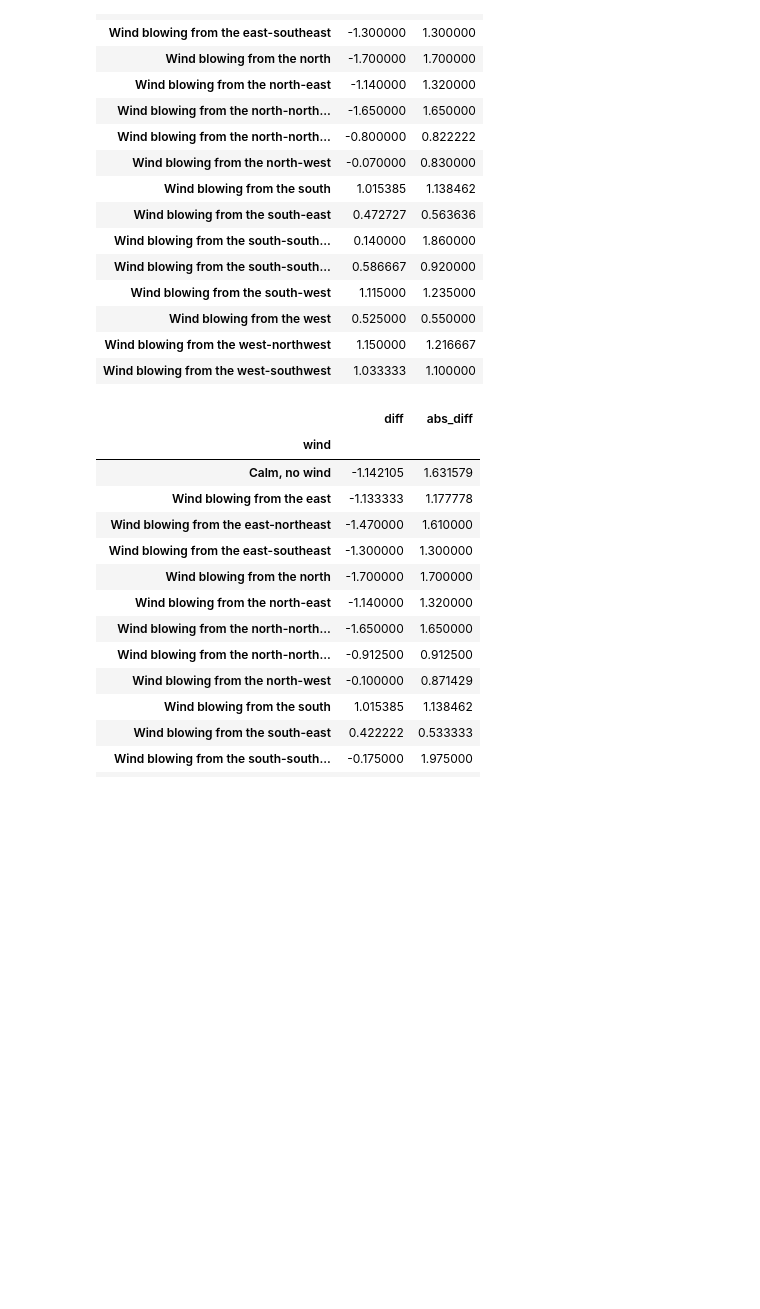
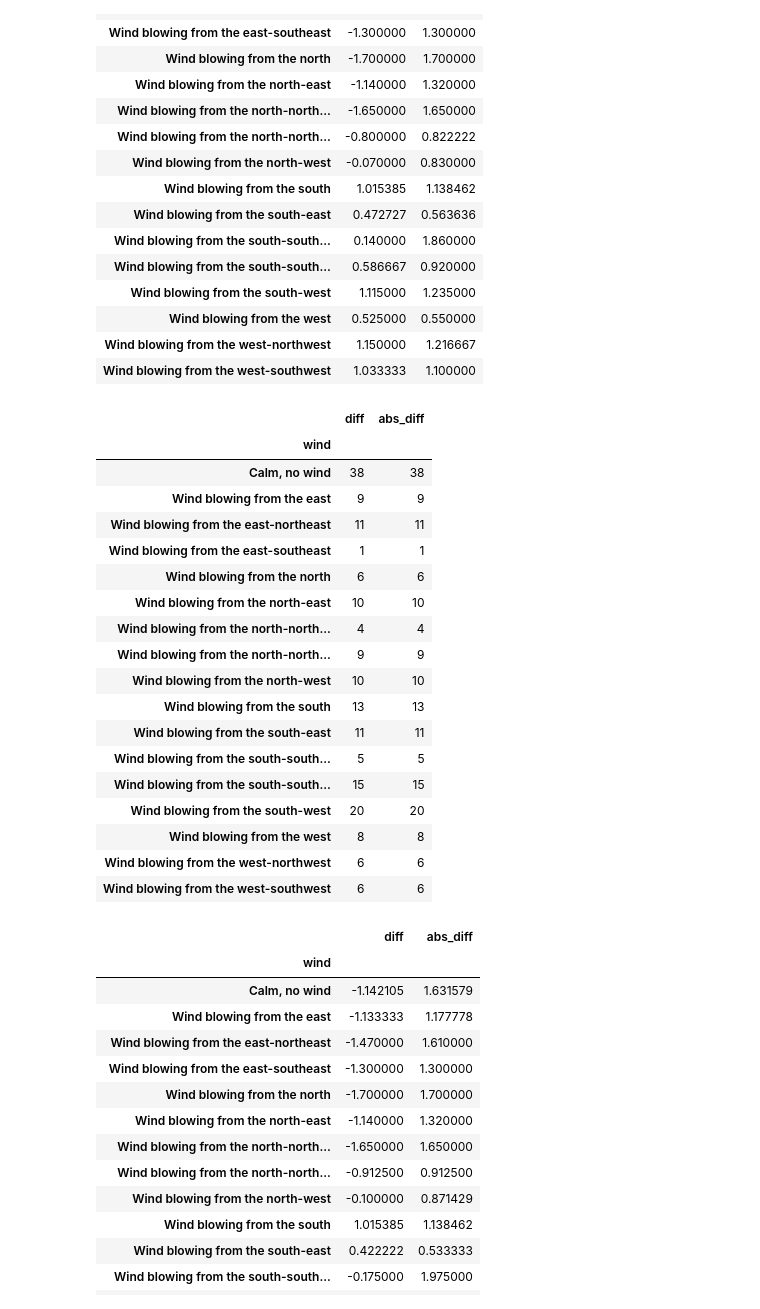
Before and after one commit to dimka11/coursework, a Jupyter notebook: RP5/thermal_pollution_2.ipynb, the cells around one changed output. Drawn from its saved outputs; the diff is of its cells as text; code cells hidden in the pictures; blank space fills up the shorter version.

```diff
--- a/RP5/thermal_pollution_2.ipynb
+++ b/RP5/thermal_pollution_2.ipynb
@@ -365,6 +398,28 @@ df_w_cl[df_w_cl['T'] <= -25].groupby(['wind'])[['diff','abs_diff']].mean()
 | Wind blowing from the west | 0.525000 | 0.550000 |
 | Wind blowing from the west-northwest | 1.150000 | 1.216667 |
 | Wind blowing from the west-southwest | 1.033333 | 1.100000 |
+# %%
+df_w_cl[df_w_cl['T'] <= -25].groupby(['wind'])[['diff','abs_diff']].count()
+# %% [output]
+|  | diff | abs_diff |
+| wind |  |  |
+| Calm, no wind | 38 | 38 |
+| Wind blowing from the east | 9 | 9 |
+| Wind blowing from the east-northeast | 11 | 11 |
+| Wind blowing from the east-southeast | 1 | 1 |
+| Wind blowing from the north | 6 | 6 |
+| Wind blowing from the north-east | 10 | 10 |
+| Wind blowing from the north-north... | 4 | 4 |
+| Wind blowing from the north-north... | 9 | 9 |
+| Wind blowing from the north-west | 10 | 10 |
+| Wind blowing from the south | 13 | 13 |
+| Wind blowing from the south-east | 11 | 11 |
+| Wind blowing from the south-south... | 5 | 5 |
+| Wind blowing from the south-south... | 15 | 15 |
+| Wind blowing from the south-west | 20 | 20 |
+| Wind blowing from the west | 8 | 8 |
+| Wind blowing from the west-northwest | 6 | 6 |
+| Wind blowing from the west-southwest | 6 | 6 |
 # %%
 # without Nh clouds and temp <= -25 (omsk)
 df_w_cl = df_merged[(df_merged['Nh'] == 'no clouds')]
```
Also changed, not shown: parts of 5 cells of this notebook, 2 other files.
